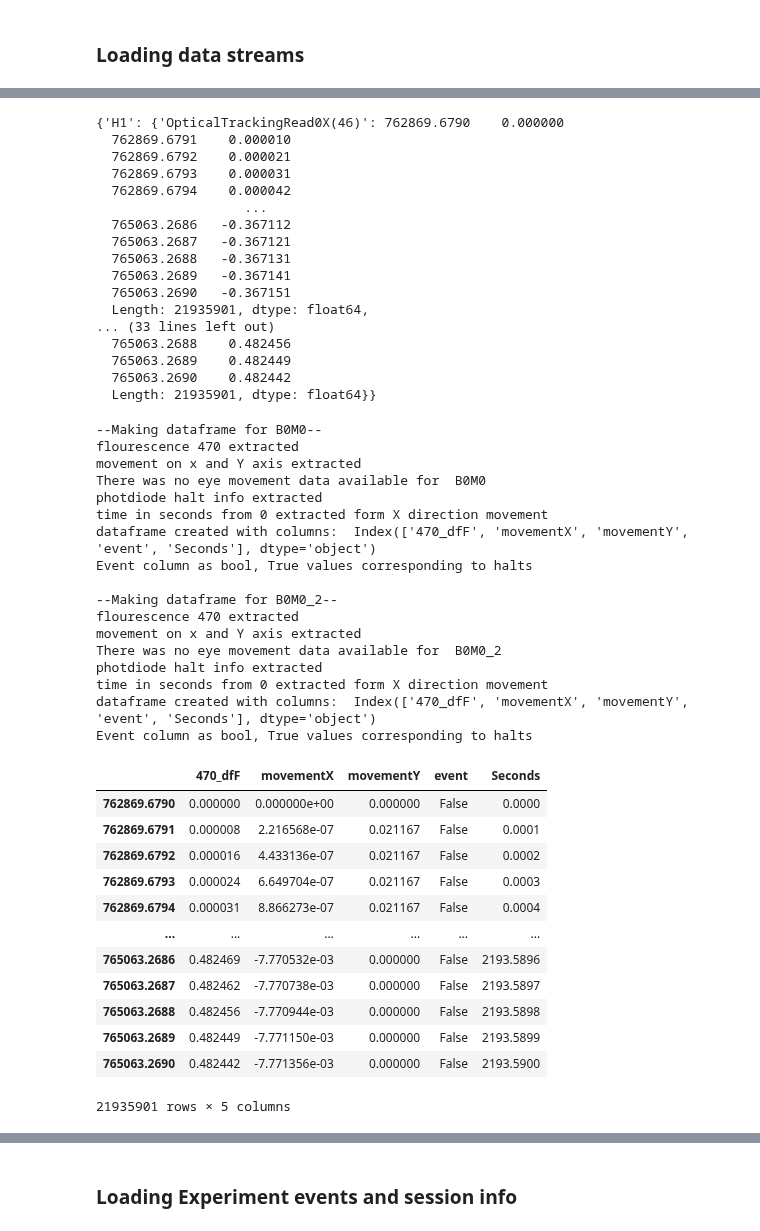
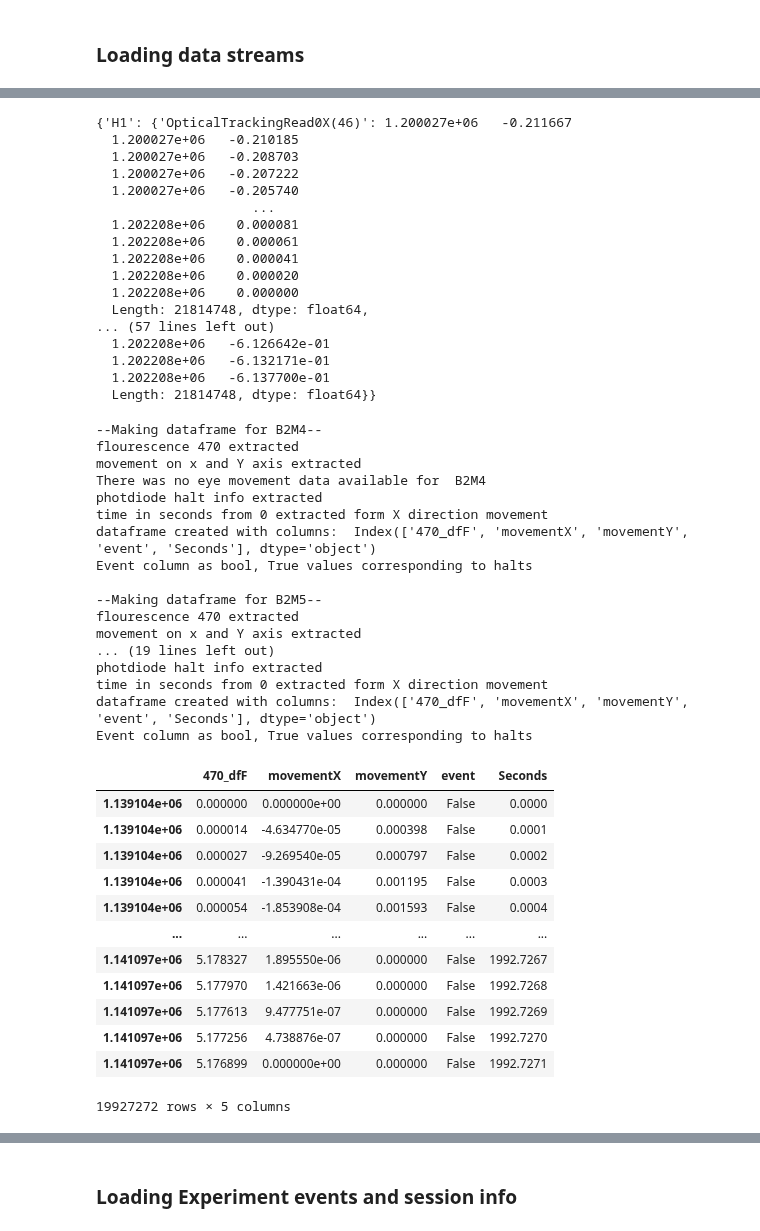
Before and after one commit to ikharitonov/vestibular_vr_pipeline, a Jupyter notebook: Reading_H5files.ipynb, the cells around one changed output, grey strips where cells are left out. Cells and saved outputs as stored; diff of their text form; code cells hidden in the pictures.

```diff
--- a/Reading_H5files.ipynb
+++ b/Reading_H5files.ipynb
@@ -32,8 +32,7 @@ session_info = {'220824': 'day1',
 # %% [markdown]
 ## Defining paths for grab or G8
 # %%
-rootdir = '/Volumes/RanczLab/20240730_Mismatch_Experiment/G8_MMclosed-and-open_080824' #Enter root path
-rootdir =
+rootdir = '/Volumes/RanczLab/20240730_Mismatch_Experiment/G8_MMclosed-and-Regular_130824'#Enter root path
 h5_paths = []
 eventpaths = []
 for dirpath, subdirs, files in os.walk(rootdir):
@@ -46,6 +43,6 @@ SyntaxError: invalid syntax (4024593825.py, line 2)
 # %%
 # Expression unit testing
-h5_paths = ['/Volumes/RanczLab/20240730_Mismatch_Experiment/Fake_data_080824/Test_streams_B0M0/resampled_streams_Test_streams_B0M0.h5',
+'''h5_paths = ['/Volumes/RanczLab/20240730_Mismatch_Experiment/Fake_data_080824/Test_streams_B0M0/resampled_streams_Test_streams_B0M0.h5',
             '/Volumes/RanczLab/20240730_Mismatch_Experiment/Fake_data_070824/Test_streams_B0M0/resampled_streams_Test_streams_B0M0.h5']
 eventpaths = ['/Volumes/RanczLab/20240730_Mismatch_Experiment/Fake_data_080824/Test_streams_B0M0',
-             '/Volumes/RanczLab/20240730_Mismatch_Experiment/Fake_data_070824/Test_streams_B0M0']
+             '/Volumes/RanczLab/20240730_Mismatch_Experiment/Fake_data_070824/Test_streams_B0M0']'''
@@ -113,23 +123,23 @@ reconstructing streams for mouse B0M0, from session folder: Fake_data_070824
 # %%
-stream_dict_dict['B0M0']
+stream_dict_dict['B2M4']
 # %% [output]
-{'H1': {'OpticalTrackingRead0X(46)': 762869.6790    0.000000
-  762869.6791    0.000010
-  762869.6792    0.000021
-  762869.6793    0.000031
-  762869.6794    0.000042
-                   ...
-  765063.2686   -0.367112
-  765063.2687   -0.367121
-  765063.2688   -0.367131
-  765063.2689   -0.367141
-  765063.2690   -0.367151
-  Length: 21935901, dtype: float64,
-... (33 lines left out)
-  765063.2688    0.482456
-  765063.2689    0.482449
-  765063.2690    0.482442
-  Length: 21935901, dtype: float64}}
+{'H1': {'OpticalTrackingRead0X(46)': 1.200027e+06   -0.211667
+  1.200027e+06   -0.210185
+  1.200027e+06   -0.208703
+  1.200027e+06   -0.207222
+  1.200027e+06   -0.205740
+                    ...
+  1.202208e+06    0.000081
+  1.202208e+06    0.000061
+  1.202208e+06    0.000041
+  1.202208e+06    0.000020
+  1.202208e+06    0.000000
+  Length: 21814748, dtype: float64,
+... (57 lines left out)
+  1.202208e+06   -6.126642e-01
+  1.202208e+06   -6.132171e-01
+  1.202208e+06   -6.137700e-01
+  Length: 21814748, dtype: float64}}
 # %%
 #Make a cut_info dict for the mouse with missing data
 #cut_info = {'B2M5': 521, 'B3M2':174}
@@ -190,39 +200,39 @@ def make_dataframes(stream_dict_dict, cut_info = {}):
 data_dict = make_dataframes(stream_dict_dict )
 names = [name for name in data_dict]
 # %% [output]
---Making dataframe for B0M0--
+--Making dataframe for B2M4--
 flourescence 470 extracted
 movement on x and Y axis extracted
-There was no eye movement data available for  B0M0
+There was no eye movement data available for  B2M4
 photdiode halt info extracted
 time in seconds from 0 extracted form X direction movement
 dataframe created with columns:  Index(['470_dfF', 'movementX', 'movementY', 'event', 'Seconds'], dtype='object')
 Event column as bool, True values corresponding to halts
 
---Making dataframe for B0M0_2--
+--Making dataframe for B2M5--
 flourescence 470 extracted
 movement on x and Y axis extracted
-There was no eye movement data available for  B0M0_2
+... (19 lines left out)
 photdiode halt info extracted
 time in seconds from 0 extracted form X direction movement
 dataframe created with columns:  Index(['470_dfF', 'movementX', 'movementY', 'event', 'Seconds'], dtype='object')
 Event column as bool, True values corresponding to halts
 # %%
-data_dict['B0M0']
+data_dict['B3M3']
 # %% [output]
 |  | 470_dfF | movementX | movementY | event | Seconds |
-| 762869.6790 | 0.000000 | 0.000000e+00 | 0.000000 | False | 0.0000 |
-| 762869.6791 | 0.000008 | 2.216568e-07 | 0.021167 | False | 0.0001 |
-| 762869.6792 | 0.000016 | 4.433136e-07 | 0.021167 | False | 0.0002 |
-| 762869.6793 | 0.000024 | 6.649704e-07 | 0.021167 | False | 0.0003 |
-| 762869.6794 | 0.000031 | 8.866273e-07 | 0.021167 | False | 0.0004 |
+| 1.139104e+06 | 0.000000 | 0.000000e+00 | 0.000000 | False | 0.0000 |
+| 1.139104e+06 | 0.000014 | -4.634770e-05 | 0.000398 | False | 0.0001 |
+| 1.139104e+06 | 0.000027 | -9.269540e-05 | 0.000797 | False | 0.0002 |
+| 1.139104e+06 | 0.000041 | -1.390431e-04 | 0.001195 | False | 0.0003 |
+| 1.139104e+06 | 0.000054 | -1.853908e-04 | 0.001593 | False | 0.0004 |
 | ... | ... | ... | ... | ... | ... |
-| 765063.2686 | 0.482469 | -7.770532e-03 | 0.000000 | False | 2193.5896 |
-| 765063.2687 | 0.482462 | -7.770738e-03 | 0.000000 | False | 2193.5897 |
-| 765063.2688 | 0.482456 | -7.770944e-03 | 0.000000 | False | 2193.5898 |
-| 765063.2689 | 0.482449 | -7.771150e-03 | 0.000000 | False | 2193.5899 |
-| 765063.2690 | 0.482442 | -7.771356e-03 | 0.000000 | False | 2193.5900 |
+| 1.141097e+06 | 5.178327 | 1.895550e-06 | 0.000000 | False | 1992.7267 |
+| 1.141097e+06 | 5.177970 | 1.421663e-06 | 0.000000 | False | 1992.7268 |
+| 1.141097e+06 | 5.177613 | 9.477751e-07 | 0.000000 | False | 1992.7269 |
+| 1.141097e+06 | 5.177256 | 4.738876e-07 | 0.000000 | False | 1992.7270 |
+| 1.141097e+06 | 5.176899 | 0.000000e+00 | 0.000000 | False | 1992.7271 |
-21935901 rows × 5 columns
+19927272 rows × 5 columns
 # %%
 for mouse, df in data_dict.items():
     percent_true = (len(df.loc[df['event']==True])*100)/len(df)
```
Also changed, not shown: parts of 15 cells of this notebook, 5 other files.
